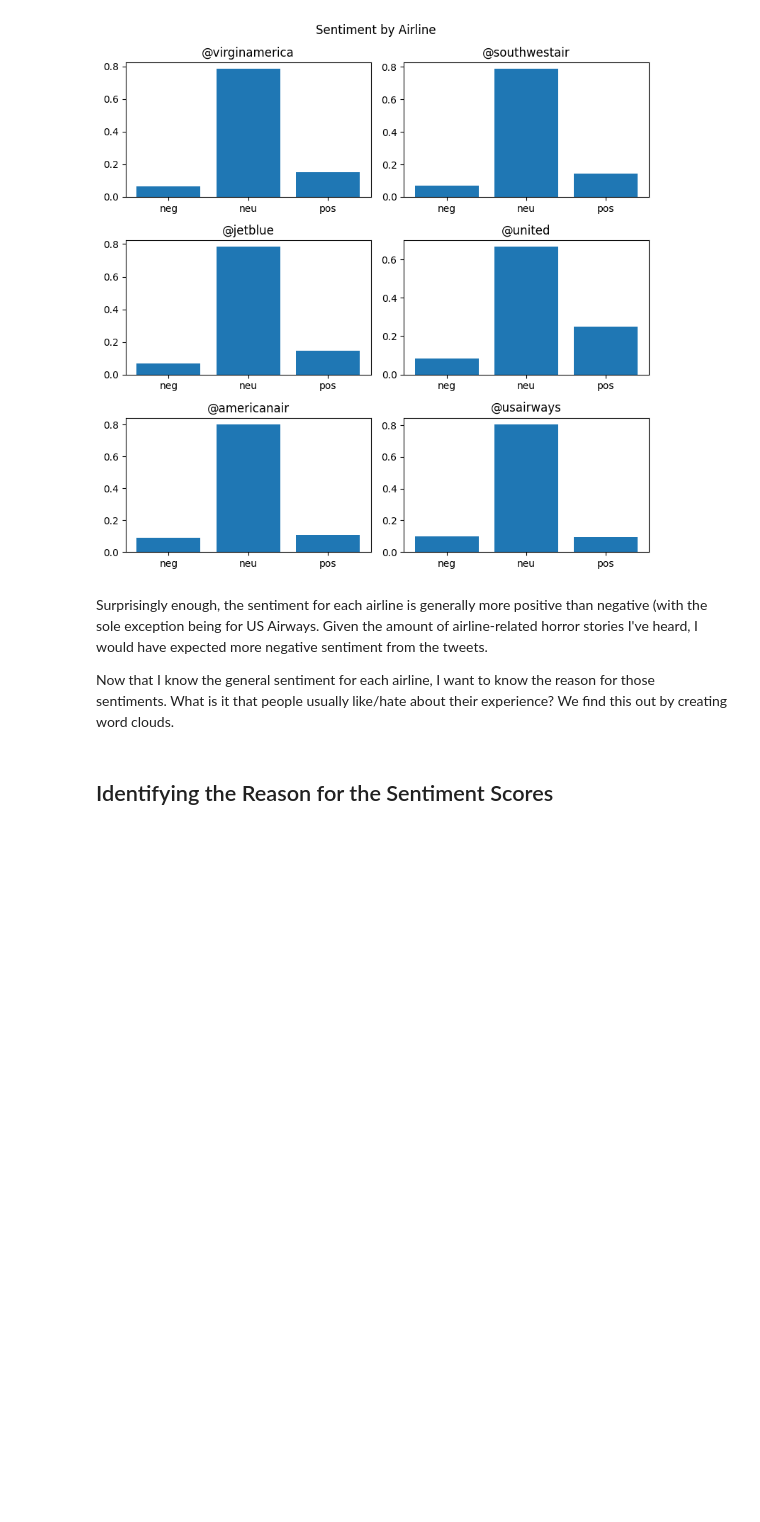
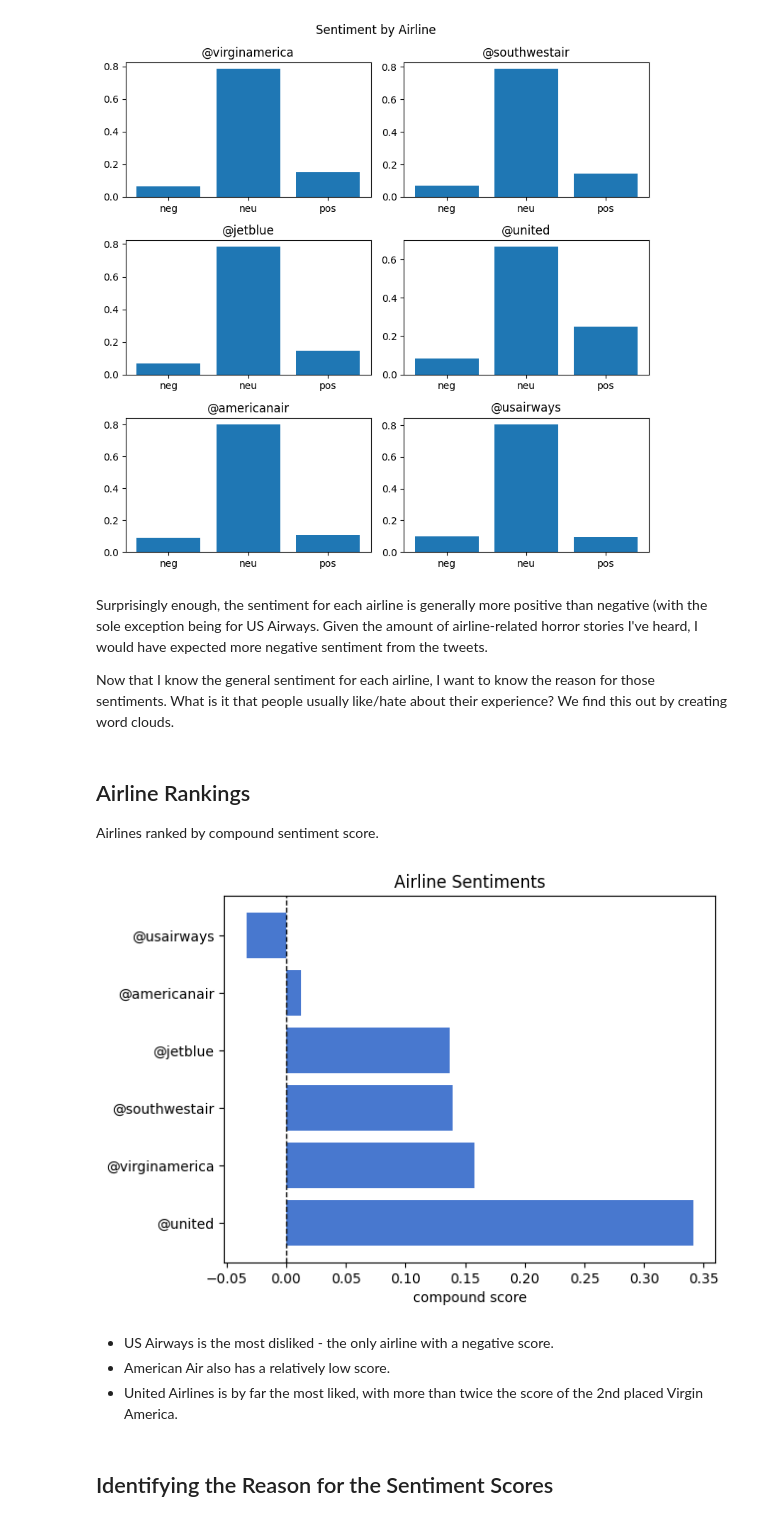
Before and after one commit to temujin-lampasa/social_computing, a Jupyter notebook: notebooks/analyzing_airline_tweets.ipynb, the cells around one changed output. Drawn from its saved outputs; the diff is of its cells as text; code cells hidden in the pictures; blank space fills up the shorter version.

Commit message:
Add compound score bar graph

```diff
--- a/notebooks/analyzing_airline_tweets.ipynb
+++ b/notebooks/analyzing_airline_tweets.ipynb
@@ -2,11 +2,18 @@
 # Quiz/Hands-on: Analyzing airline tweets using NLP
 # %%
 from typing import List, Iterable
+from datetime import datetime
 import pandas as pd
 import re
 
-from matplotlib import pyplot as plt
-from datetime import datetime
+import matplotlib.pyplot as plt
+import matplotlib as mpl
+import numpy as np
+import pandas as pd
+import seaborn as sns
+sns.set()
+
+%matplotlib notebook
 # %%
 import nltk
 nltk.download('stopwords')
@@ -348,6 +355,38 @@ plt.show()
 Surprisingly enough, the sentiment for each airline is generally more positive than negative (with the sole exception being for US Airways. Given the amount of airline-related horror stories I've heard, I would have expected more negative sentiment from the tweets.
 
 Now that I know the general sentiment for each airline, I want to know the reason for those sentiments. What is it that people usually like/hate about their experience? We find this out by creating word clouds.
+# %% [markdown]
+## Airline Rankings
+
+Airlines ranked by compound sentiment score.
+# %%
+%matplotlib inline
+plt.rcParams.update(plt.rcParamsDefault)
+plt.style.use('seaborn-muted')
+
+fig, ax = plt.subplots(dpi=100)
+
+airlines_sorted = sorted(list(ave_compound_scores.items()), key=lambda x: x[1])
+
+# Example data
+airlines = [a[0] for a in airlines_sorted]
+y_pos = range(len(airlines_sorted))
+performance = [a[1] for a in airlines_sorted]
+ax.barh(y_pos, performance,  align='center')
+ax.set_yticks(y_pos)
+ax.set_yticklabels(airlines)
+ax.invert_yaxis()  # labels read top-to-bottom
+ax.set_xlabel('compound score')
+ax.set_title('Airline Sentiments')
+plt.axvline(x=0, c='black', lw=1, ls='--')
+
+plt.show()
+# %% [output]
+[figure, added]
+# %% [markdown]
+* US Airways is the most disliked - the only airline with a negative score.
+* American Air also has a relatively low score.
+* United Airlines is by far the most liked, with more than twice the score of the 2nd placed Virgin America.
 # %% [markdown]
 ## Identifying the Reason for the Sentiment Scores
 # %% [markdown]
```
